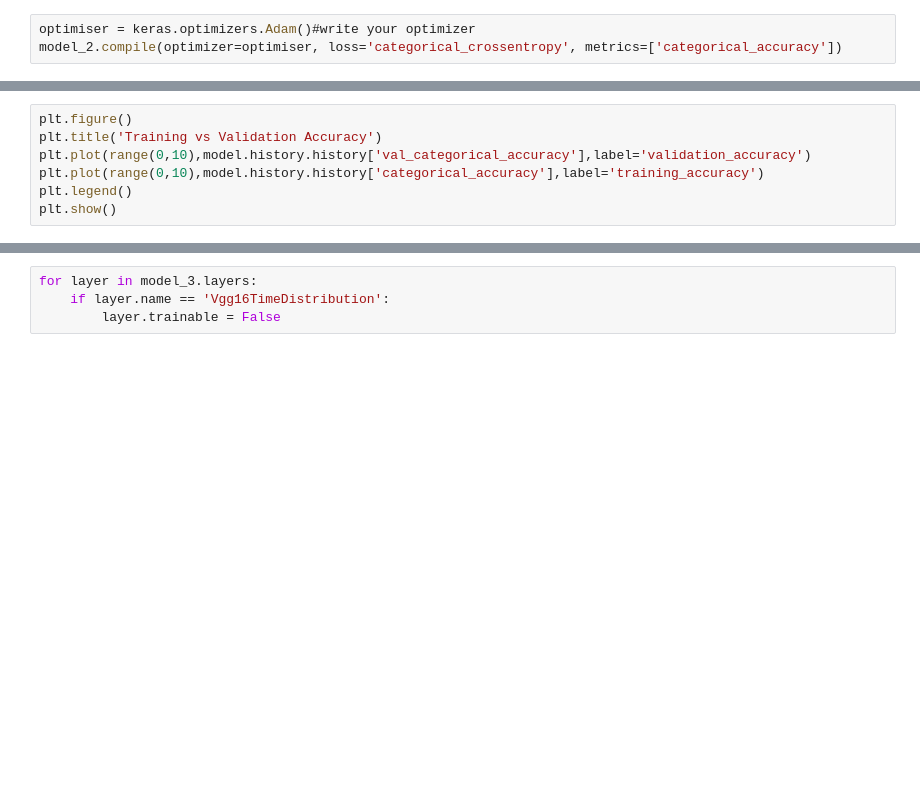
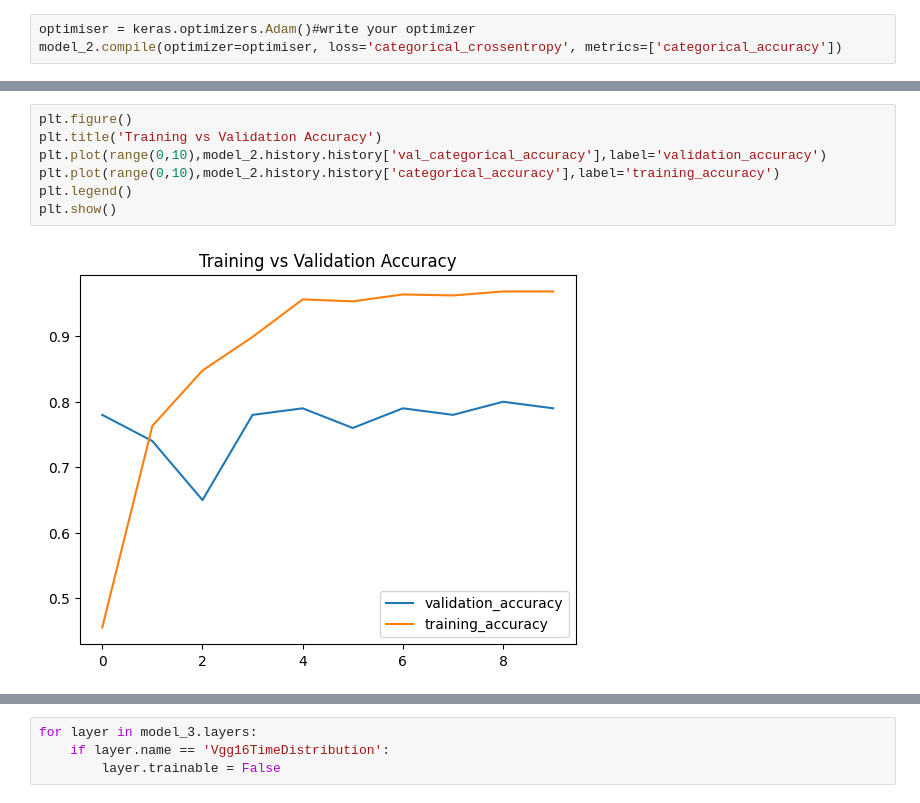
Before and after one commit to ShraddhaJazz/gesture_recognition, a Jupyter notebook: Gesture_Recognition_Project.ipynb, the cells around one changed output, grey strips where cells are left out. Drawn from its saved outputs; the diff is of its cells as text; blank space fills up the shorter version.

```diff
--- a/Gesture_Recognition_Project.ipynb
+++ b/Gesture_Recognition_Project.ipynb
@@ -246,7 +376,9 @@ plt.show()
 # %%
 plt.figure()
 plt.title('Training vs Validation Accuracy')
-plt.plot(range(0,10),model.history.history['val_categorical_accuracy'],label='validation_accuracy')
-plt.plot(range(0,10),model.history.history['categorical_accuracy'],label='training_accuracy')
+plt.plot(range(0,10),model_2.history.history['val_categorical_accuracy'],label='validation_accuracy')
+plt.plot(range(0,10),model_2.history.history['categorical_accuracy'],label='training_accuracy')
 plt.legend()
 plt.show()
+# %% [output]
+[figure, added]
```
Also changed, not shown: parts of 37 cells of this notebook.
